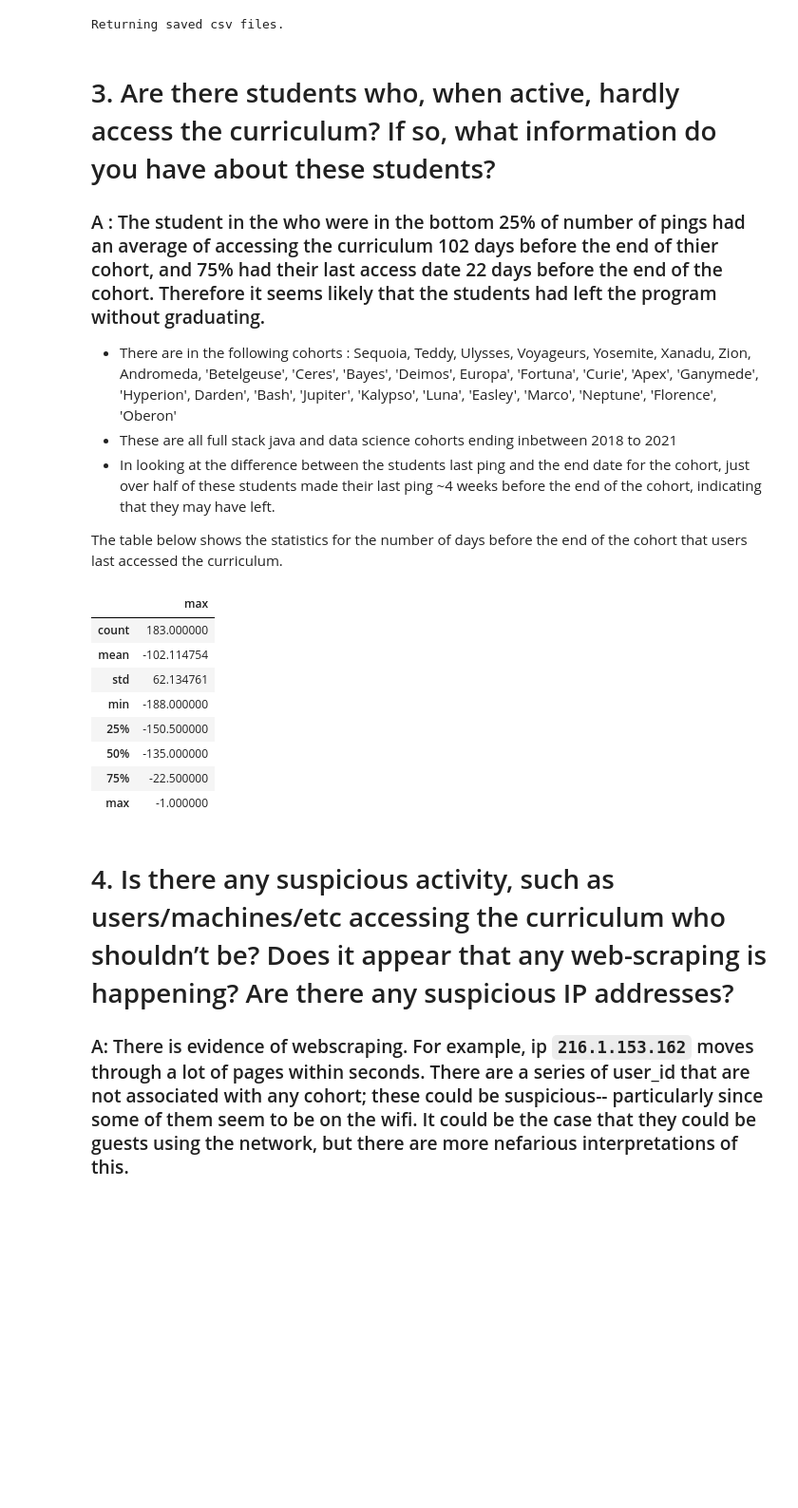
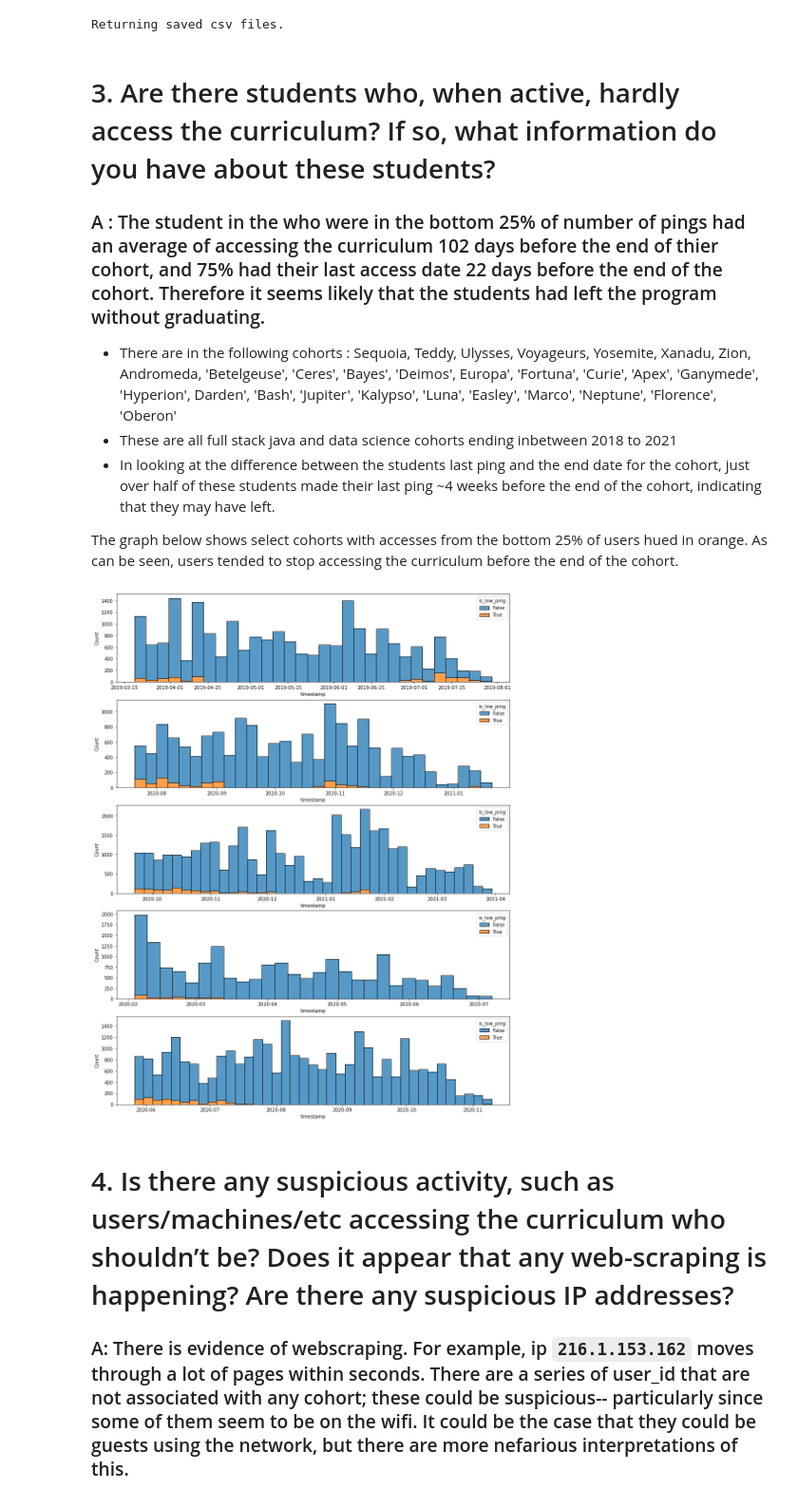
Before and after one commit to anomaly-project-jemison-01/anomaly_project, a Jupyter notebook: stephen_folder/final_report_draft_stephen.ipynb, the cells around one changed output. Shown at 95% size. Saved outputs shown, nothing was run; the diff lists cells and outputs as text; code cells hidden in the pictures; blank space fills up the shorter version.

Commit message:
changed graph for q 3

```diff
--- a/stephen_folder/final_report_draft_stephen.ipynb
+++ b/stephen_folder/final_report_draft_stephen.ipynb
@@ -18,32 +18,28 @@ Returning saved csv files.
 - These are all full stack java and data science cohorts ending inbetween 2018 to 2021
 - In looking at the difference between the students last ping and the end date for the cohort, just over half of these students made their last ping ~4 weeks before the end of the cohort, indicating that they may have left.
 
-The table below shows the statistics for the number of days before the end of the cohort that users last accessed the curriculum.
+The graph below shows select cohorts with accesses from the bottom 25% of users hued in orange.  As can be seen, users tended to stop accessing the curriculum before the end of the cohort.
 # %%
 def question_three(df):
     df['start_date'] = pd.to_datetime(df['start_date'])
     df['end_date'] = pd.to_datetime(df['end_date'])
     df = df[~(df.name=='Staff')]
     df = df[(df.timestamp > df.start_date) & (df.timestamp < df.end_date)]
     usercounts = pd.DataFrame(df[['user_id']].value_counts()).rename(columns={0:'count'})
     low_ping_users = usercounts[usercounts['count'] <= df.user_id.value_counts().quantile(0.25)].reset_index()['user_id']
-    df = df[df.user_id.isin(low_ping_users)]
-    low_ping_hits = df[df.user_id.isin(low_ping_users)]
-    low_ping_hits['diff_to_end'] = (low_ping_hits['timestamp'] - low_ping_hits['end_date']).dt.days
-    final_df = low_ping_hits.groupby('user_id')['diff_to_end'].describe().sort_values('max')['max'].describe()
-    return pd.DataFrame(final_df)
+    df['is_low_ping'] = df['user_id'].isin(low_ping_users)
+    low_ping_cohorts = df.groupby('name').is_low_ping.count().index.tolist()
+    fig, axes = plt.subplots(5,1, figsize = (15,20))
+    sns.histplot(data = df[df['name']=='Andromeda'], x='timestamp', hue='is_low_ping', multiple='stack', ax=axes[0])
+    sns.histplot(data = df[df['name']=='Bash'], x='timestamp', hue='is_low_ping', multiple='stack',  ax=axes[1])
+    sns.histplot(data = df[df['name']=='Jupiter'], x='timestamp', hue='is_low_ping', multiple='stack',  ax=axes[2])
+    sns.histplot(data = df[df['name']=='Curie'], x='timestamp', hue='is_low_ping', multiple='stack',  ax=axes[3])
+    sns.histplot(data = df[df['name']=='Hyperion'], x='timestamp', hue='is_low_ping', multiple='stack', ax=axes[4])
+    plt.show()
 
 question_three(df)
 # %% [output]
-|  | max |
-| count | 183.000000 |
-| mean | -102.114754 |
-| std | 62.134761 |
-| min | -188.000000 |
-| 25% | -150.500000 |
-| 50% | -135.000000 |
-| 75% | -22.500000 |
-| max | -1.000000 |
+[figure, added]
 # %% [markdown]
 # 4. Is there any suspicious activity, such as users/machines/etc accessing the curriculum who shouldn’t be? Does it appear that any web-scraping is happening? Are there any suspicious IP addresses?
 
```
